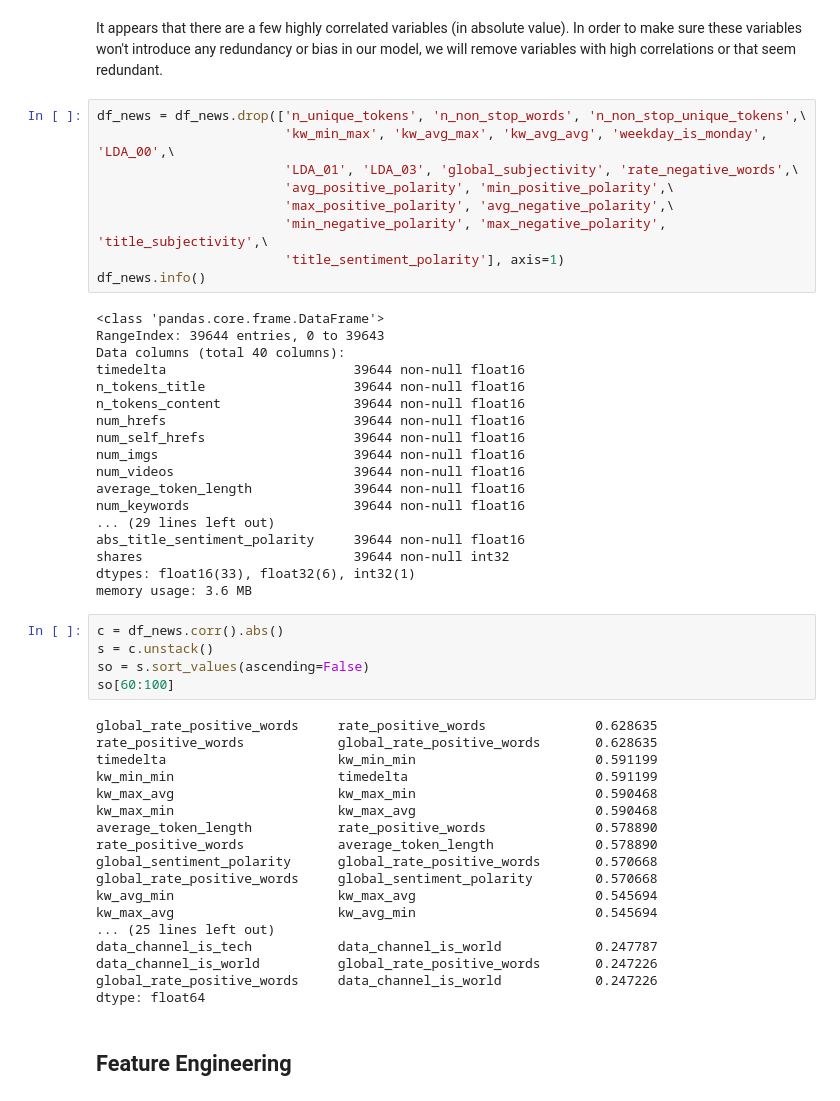
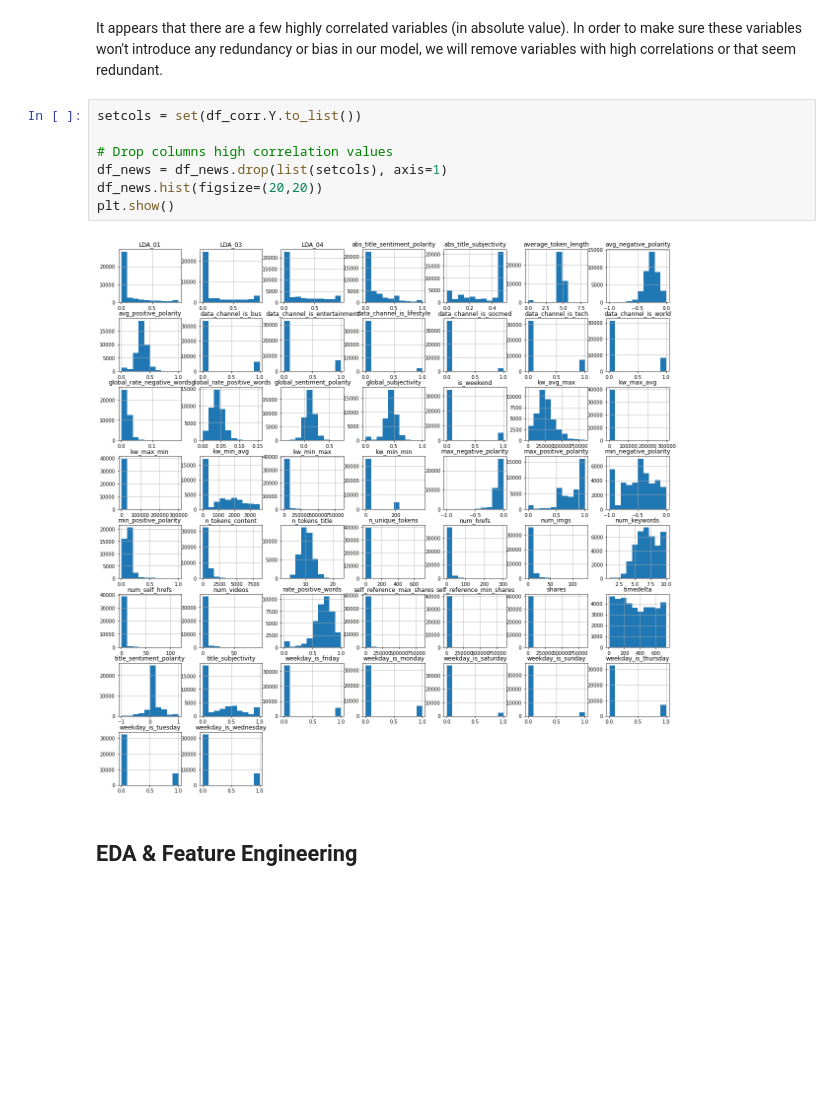
Before and after one commit to franckess/AzureML_Capstone, a Jupyter notebook: 00_Data_Prep.ipynb, the cells around one changed output. Drawn from its saved outputs; the diff is of its cells as text; blank space fills up the shorter version.

```diff
--- a/00_Data_Prep.ipynb
+++ b/00_Data_Prep.ipynb
@@ -105,54 +129,13 @@ cb.ax.tick_params(labelsize=14)
 # %% [markdown]
 It appears that there are a few highly correlated variables (in absolute value). In order to make sure these variables won't introduce any redundancy or bias in our model, we will remove variables with high correlations or that seem redundant.
 # %%
-df_news = df_news.drop(['n_unique_tokens', 'n_non_stop_words', 'n_non_stop_unique_tokens',\
-                        'kw_min_max', 'kw_avg_max', 'kw_avg_avg', 'weekday_is_monday', 'LDA_00',\
-                        'LDA_01', 'LDA_03', 'global_subjectivity', 'rate_negative_words',\
-                        'avg_positive_polarity', 'min_positive_polarity',\
-                        'max_positive_polarity', 'avg_negative_polarity',\
-                        'min_negative_polarity', 'max_negative_polarity', 'title_subjectivity',\
-                        'title_sentiment_polarity'], axis=1)
-df_news.info()
+setcols = set(df_corr.Y.to_list())
+
+# Drop columns high correlation values
+df_news = df_news.drop(list(setcols), axis=1)
+df_news.hist(figsize=(20,20))
+plt.show()
 # %% [output]
-<class 'pandas.core.frame.DataFrame'>
-RangeIndex: 39644 entries, 0 to 39643
-Data columns (total 40 columns):
-timedelta                        39644 non-null float16
-n_tokens_title                   39644 non-null float16
-n_tokens_content                 39644 non-null float16
-num_hrefs                        39644 non-null float16
-num_self_hrefs                   39644 non-null float16
-num_imgs                         39644 non-null float16
-num_videos                       39644 non-null float16
-average_token_length             39644 non-null float16
-num_keywords                     39644 non-null float16
-... (29 lines left out)
-abs_title_sentiment_polarity     39644 non-null float16
-shares                           39644 non-null int32
-dtypes: float16(33), float32(6), int32(1)
-memory usage: 3.6 MB
+[figure, added]
-# %%
-c = df_news.corr().abs()
-s = c.unstack()
-so = s.sort_values(ascending=False)
-so[60:100]
-# %% [output]
-global_rate_positive_words     rate_positive_words              0.628635
-rate_positive_words            global_rate_positive_words       0.628635
-timedelta                      kw_min_min                       0.591199
-kw_min_min                     timedelta                        0.591199
-kw_max_avg                     kw_max_min                       0.590468
-kw_max_min                     kw_max_avg                       0.590468
-average_token_length           rate_positive_words              0.578890
-rate_positive_words            average_token_length             0.578890
-global_sentiment_polarity      global_rate_positive_words       0.570668
-global_rate_positive_words     global_sentiment_polarity        0.570668
-kw_avg_min                     kw_max_avg                       0.545694
-kw_max_avg                     kw_avg_min                       0.545694
-... (25 lines left out)
-data_channel_is_tech           data_channel_is_world            0.247787
-data_channel_is_world          global_rate_positive_words       0.247226
-global_rate_positive_words     data_channel_is_world            0.247226
-dtype: float64
 # %% [markdown]
-## Feature Engineering
+## EDA & Feature Engineering
```
Also changed, not shown: parts of 42 cells of this notebook, 5 other files.
